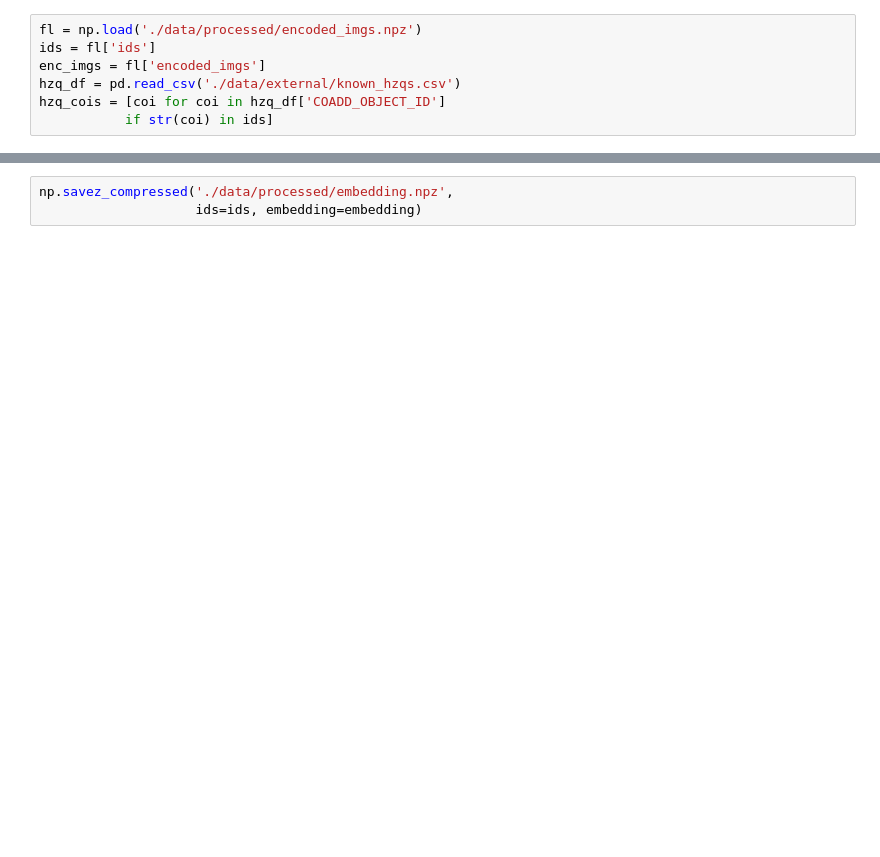
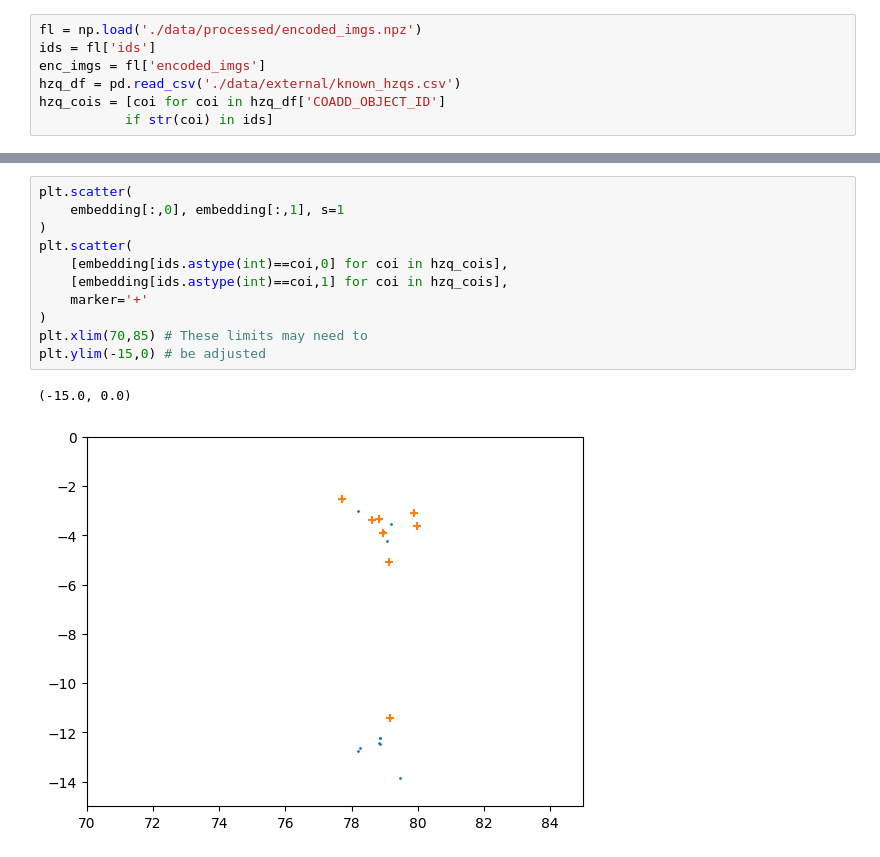
Before and after one commit to xbyrne/glq_mpia, a Jupyter notebook: contrastive_learning.ipynb, the cells around one changed output, grey strips where cells are left out. Drawn from its saved outputs; the diff is of its cells as text; blank space fills up the shorter version.

```diff
--- a/contrastive_learning.ipynb
+++ b/contrastive_learning.ipynb
@@ -103,4 +101,15 @@ plt.axvline(40)
-# %%
-np.savez_compressed('./data/processed/embedding.npz',
-                    ids=ids, embedding=embedding)
+# %%
+plt.scatter(
+    embedding[:,0], embedding[:,1], s=1
+)
+plt.scatter(
+    [embedding[ids.astype(int)==coi,0] for coi in hzq_cois],
+    [embedding[ids.astype(int)==coi,1] for coi in hzq_cois],
+    marker='+'
+)
+plt.xlim(70,85) # These limits may need to
+plt.ylim(-15,0) # be adjusted
+# %% [output]
+(-15.0, 0.0)
+[figure, added]
 # %%
```
Also changed, not shown: parts of 7 cells of this notebook, 3 other files.
